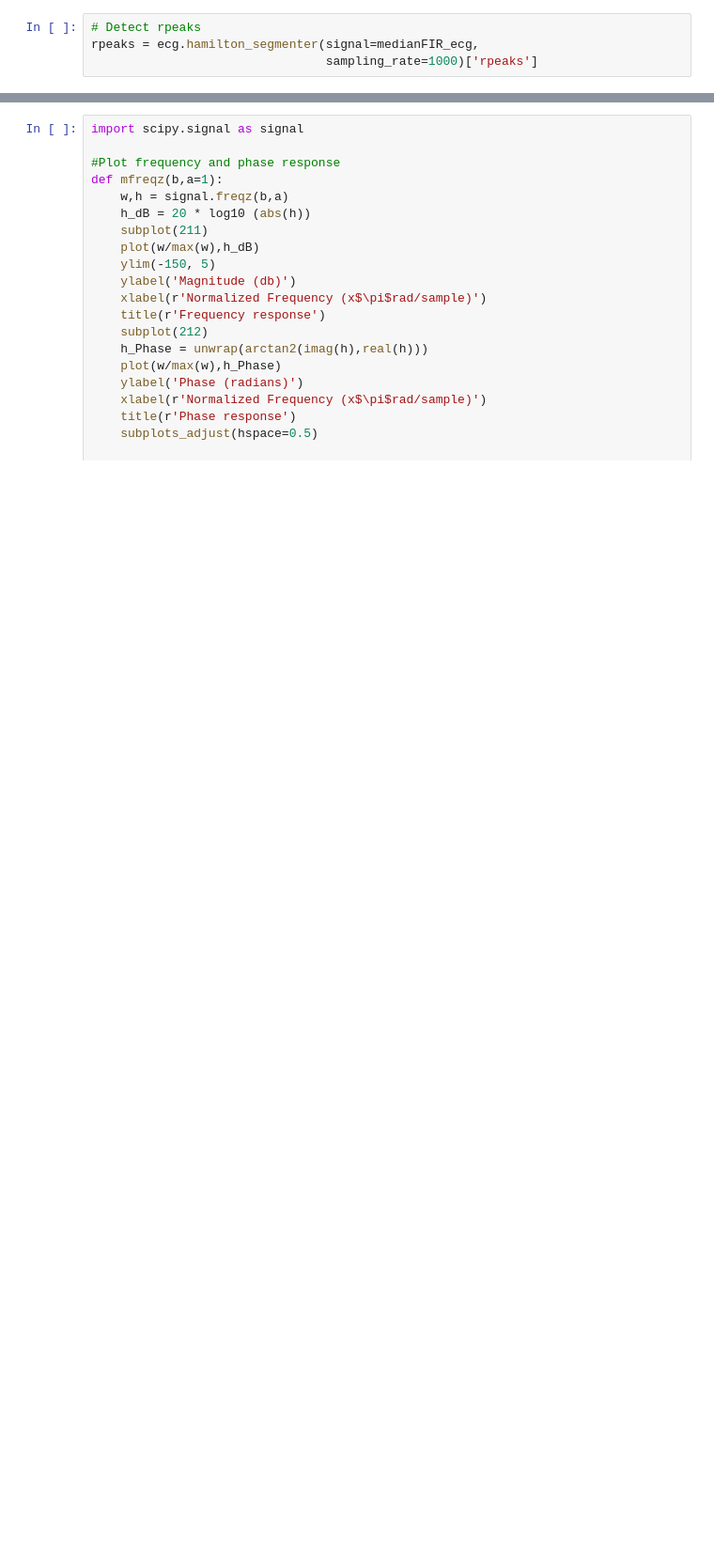
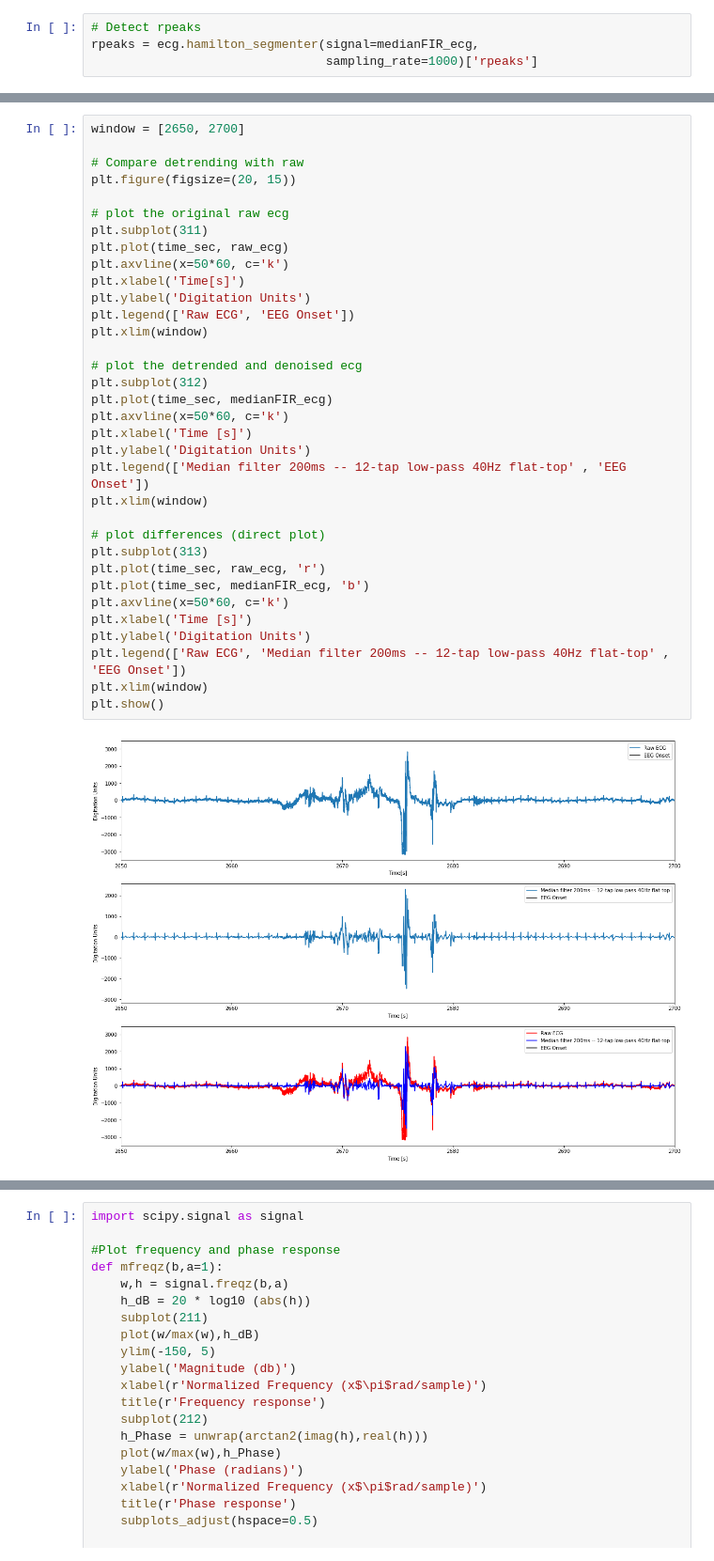
Before and after one commit to yinxiaojing1/pre_epi_seizures, a Jupyter notebook: pre_epi_seizures/hrv_computation.ipynb, the cells around one changed output, grey strips where cells are left out. Shown: that part at 94% size. Drawn from its saved outputs; the diff is of its cells as text; blank space fills up the shorter version.

```diff
--- a/pre_epi_seizures/hrv_computation.ipynb
+++ b/pre_epi_seizures/hrv_computation.ipynb
@@ -134,0 +203,36 @@ patient_nr = seizure_id[0]
+# %%
+window = [2650, 2700]
+
+# Compare detrending with raw
+plt.figure(figsize=(20, 15))
+
+# plot the original raw ecg
+plt.subplot(311)
+plt.plot(time_sec, raw_ecg)
+plt.axvline(x=50*60, c='k')
+plt.xlabel('Time[s]')
+plt.ylabel('Digitation Units')
+plt.legend(['Raw ECG', 'EEG Onset'])
+plt.xlim(window)
+
+# plot the detrended and denoised ecg
+plt.subplot(312)
+plt.plot(time_sec, medianFIR_ecg)
+plt.axvline(x=50*60, c='k')
+plt.xlabel('Time [s]')
+plt.ylabel('Digitation Units')
+plt.legend(['Median filter 200ms -- 12-tap low-pass 40Hz flat-top' , 'EEG Onset'])
+plt.xlim(window)
+
+# plot differences (direct plot)
+plt.subplot(313)
+plt.plot(time_sec, raw_ecg, 'r')
+plt.plot(time_sec, medianFIR_ecg, 'b')
+plt.axvline(x=50*60, c='k')
+plt.xlabel('Time [s]')
+plt.ylabel('Digitation Units')
+plt.legend(['Raw ECG', 'Median filter 200ms -- 12-tap low-pass 40Hz flat-top' ,  'EEG Onset'])
+plt.xlim(window)
+plt.show()
+# %% [output]
+[figure, added]
```
Also changed, not shown: parts of 20 cells of this notebook.
